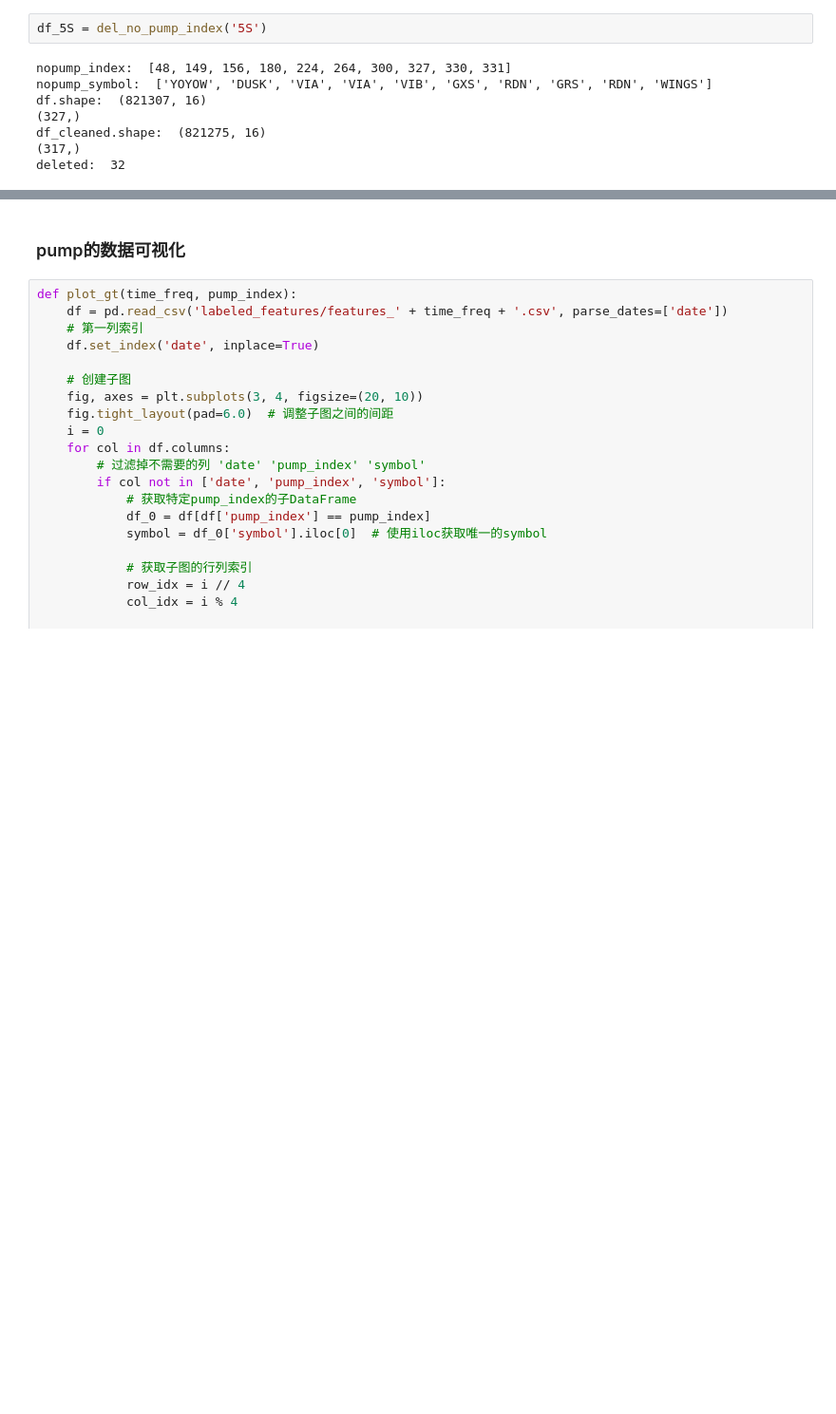
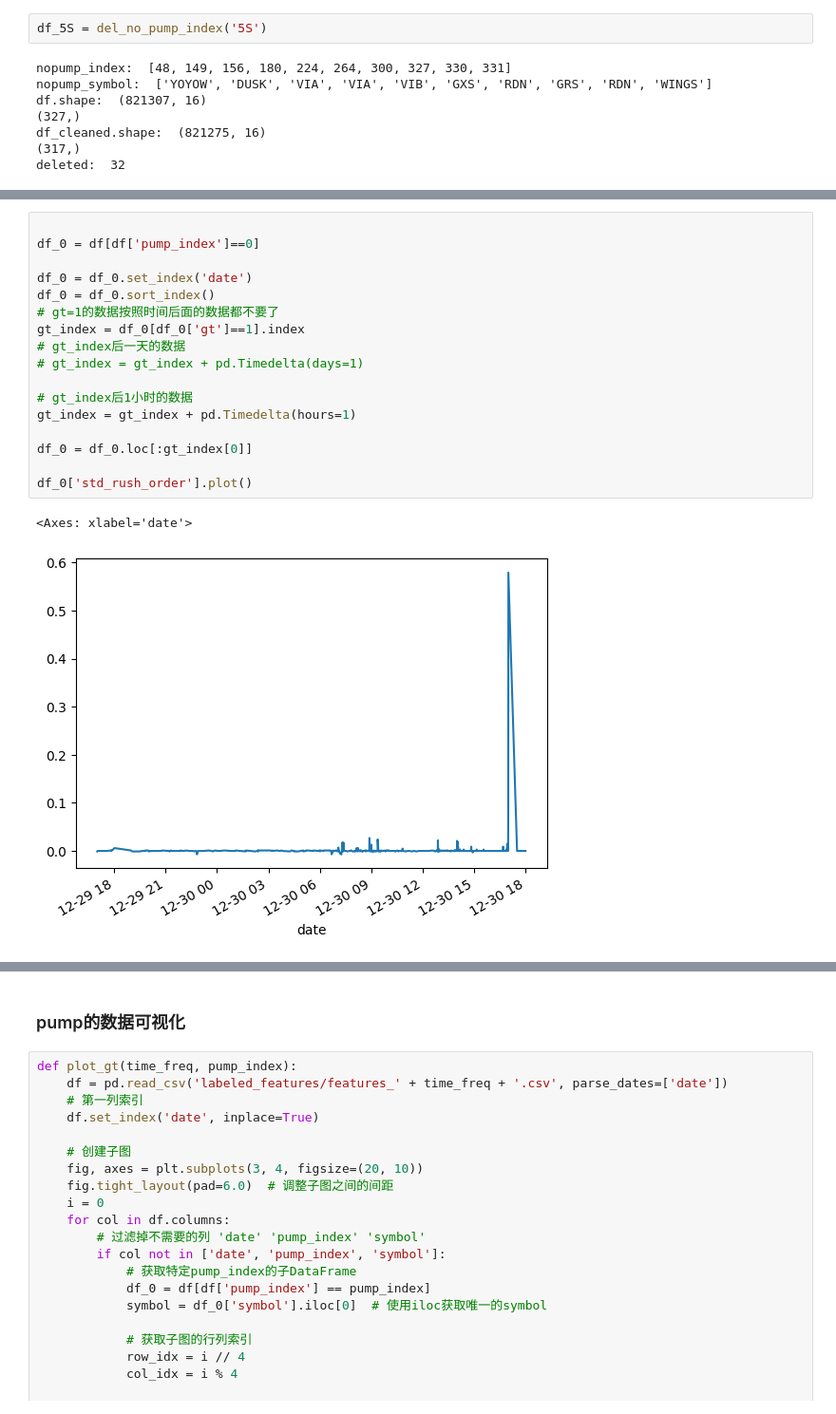
Before and after one commit to YuchaoZhang1229/Anomaly-Detection, a Jupyter notebook: Data Analysis.ipynb, the cells around one changed output, grey strips where cells are left out. Shown at 95% size. Drawn from its saved outputs; the diff is of its cells as text; blank space fills up the shorter version.

```diff
--- a/Data Analysis.ipynb
+++ b/Data Analysis.ipynb
@@ -131,0 +245,20 @@ deleted:  32
+# %%
+
+df_0 = df[df['pump_index']==0]
+
+df_0 = df_0.set_index('date')
+df_0 = df_0.sort_index()
+# gt=1的数据按照时间后面的数据都不要了
+gt_index = df_0[df_0['gt']==1].index
+# gt_index后一天的数据
+# gt_index = gt_index + pd.Timedelta(days=1)
+
+# gt_index后1小时的数据
+gt_index = gt_index + pd.Timedelta(hours=1)
+
+df_0 = df_0.loc[:gt_index[0]]
+
+df_0['std_rush_order'].plot()
+# %% [output]
+<Axes: xlabel='date'>
+[figure, added]
```
Also changed, not shown: parts of 9 cells of this notebook, 3 other files.
